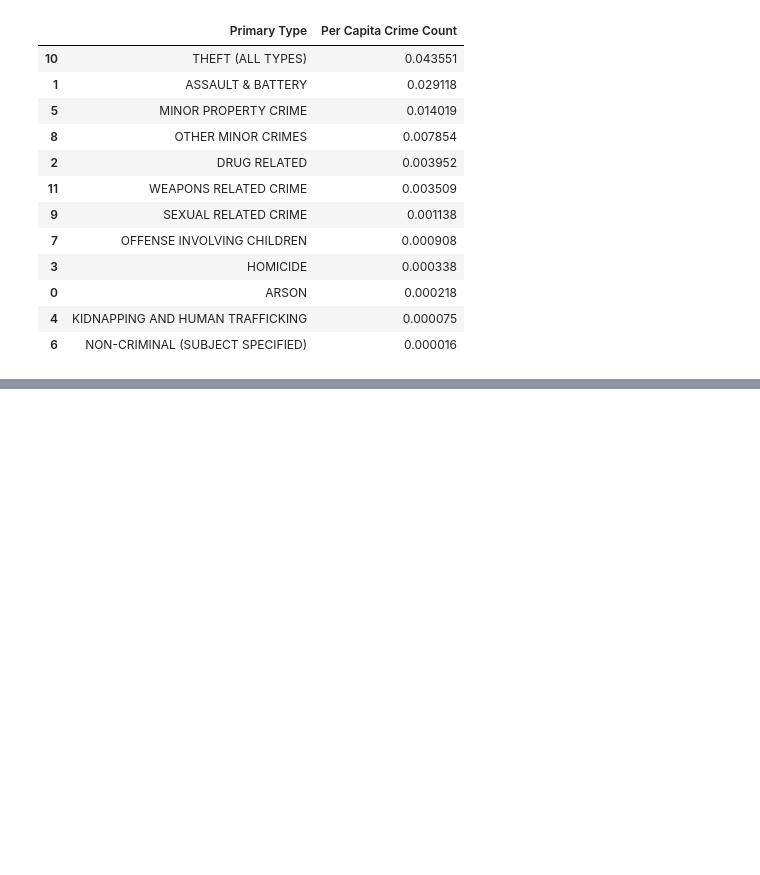
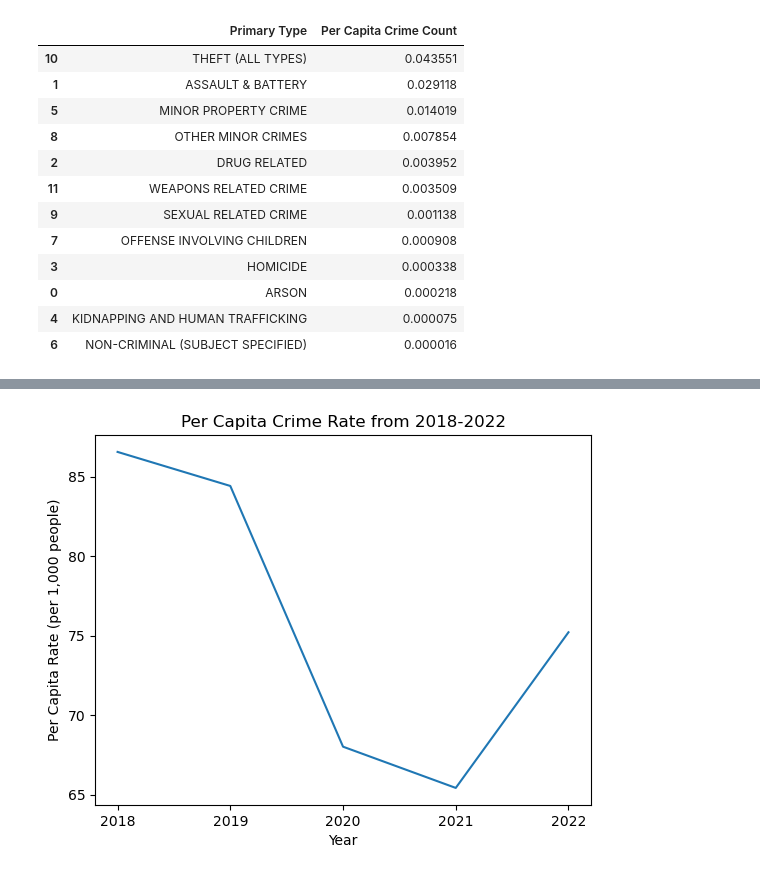
Before and after one commit to jmpealy/project1, a Jupyter notebook: Population_Analysis_Only.ipynb, the cells around one changed output, grey strips where cells are left out. Cells and saved outputs as stored; diff of their text form; code cells hidden in the pictures; blank space fills up the shorter version.

```diff
--- a/Population_Analysis_Only.ipynb
+++ b/Population_Analysis_Only.ipynb
@@ -219,0 +220,18 @@ plt.show()
+# %%
+# Get a high level overview of all crime and all crime per capita
+total_crime = final_df.groupby("Primary Type").value_counts()
+total_crime
+# Look at types of crime per capita on the year level
+
+# Count total crimes by crime type per year
+year_crime_cnt = final_df.groupby("Year")["Primary Type"].count()
+
+# Get the population for each year
+pop_per_year = population
+
+# Calculate per capita count
+per_capita_crime_rate = year_crime_cnt/pop_per_year*1000
+
+# Put it in a dataframe
+yearly_per_capita = pd.DataFrame({"Year" : per_capita_crime_rate.index, "Per Capita Rate (per 1,000 people)" : per_capita_crime_rate.values})
+yearly_per_capita
@@ -219,0 +245,18 @@ plt.show()
+# %%
+# Graph per capita crime rates over the 5 years
+plt.plot(yearly_per_capita["Year"], yearly_per_capita["Per Capita Rate (per 1,000 people)"])
+
+# Add labels
+plt.xlabel("Year")
+plt.ylabel("Per Capita Rate (per 1,000 people)")
+plt.title("Per Capita Crime Rate from 2018-2022")
+
+# Create new x-ticks
+new_xticks = [2018, 2019, 2020, 2021, 2022]
+plt.xticks(new_xticks)
+
+## Save the figure
+plt.savefig("Images/PerCapitaCrimeRate2018_2022(per 1,000 people).png")
+plt.show()
+# %% [output]
+[figure, added]
```
Also changed, not shown: parts of 12 cells of this notebook.
